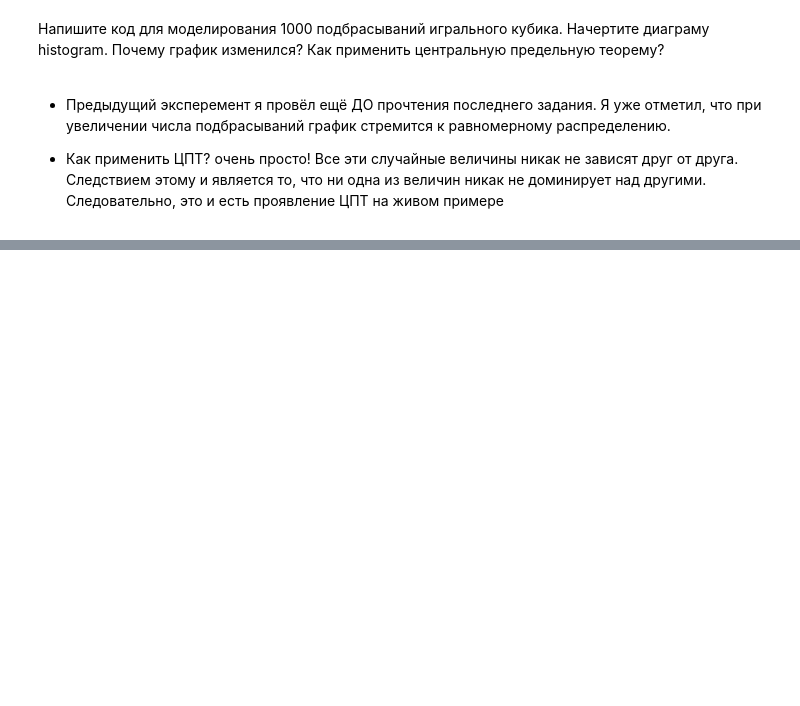
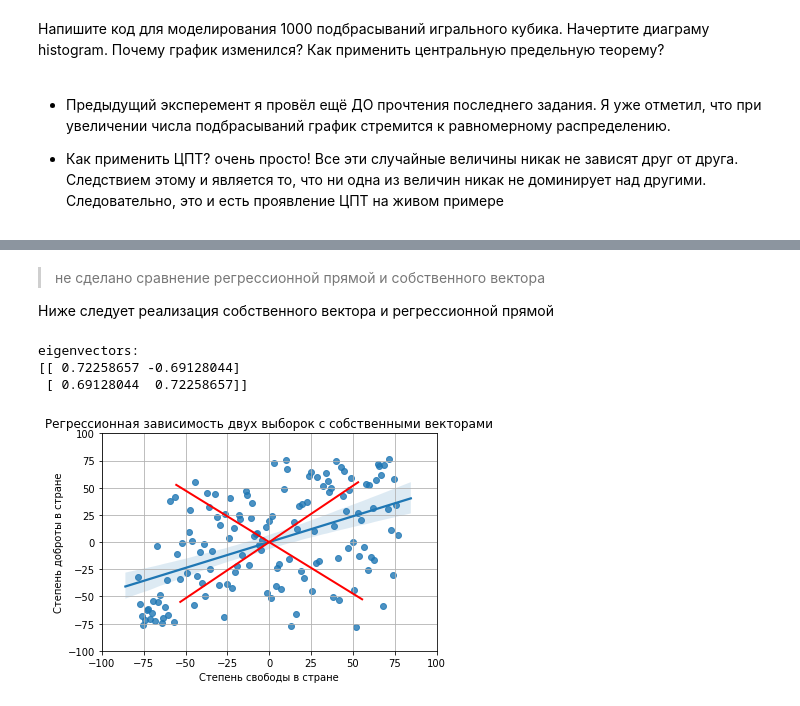
Before and after one commit to serp-ya/pyda-5-13, a Jupyter notebook: dz_2.ipynb, the cells around one changed output, grey strips where cells are left out. Cells and saved outputs as stored; diff of their text form; code cells hidden in the pictures; blank space fills up the shorter version.

```diff
--- a/dz_2.ipynb
+++ b/dz_2.ipynb
@@ -308,0 +311,4 @@ array([[<matplotlib.axes._subplots.AxesSubplot object at 0x...>]],
+# %%
+url="http://yustiks.ru/dataset/world-happiness-report-2019.csv"
+data=pd.read_csv(url)
+data.head()
@@ -308,0 +363,44 @@ array([[<matplotlib.axes._subplots.AxesSubplot object at 0x...>]],
+# %% [markdown]
+> не сделано сравнение регрессионной прямой и собственного вектора
+
+Ниже следует реализация собственного вектора и регрессионной прямой
+# %%
+data.dropna(inplace=True)
+ladder = data['Ladder']
+ladder_mean = ladder.mean()
+
+generosity = data['Generosity']
+generosity_mean = generosity.mean()
+# %%
+ladder = ladder - ladder_mean
+generosity = generosity - generosity_mean
+# %%
+y = np.array((ladder, generosity))
+
+eig_val, eig_vec = np.linalg.eig(np.cov(y))
+print('eigenvectors:')
+print(eig_vec)
+# %% [output]
+eigenvectors:
+[[ 0.72258657 -0.69128044]
+ [ 0.69128044  0.72258657]]
+# %%
+sns.regplot(x=ladder, y=generosity, data=data, fit_reg=True)
+plt.xlim((-100, 100))
+plt.ylim((-100, 100))
+plt.grid(True)
+
+for i in range(len(eig_val)):
+    plt.plot(
+        np.array([-eig_vec[i][0], eig_vec[i][0]]) * ladder.max(),
+        np.array([-eig_vec[i][1], eig_vec[i][1]]) * generosity.max(),
+        color='red',
+        linewidth=2
+    )
+
+plt.title('Регрессионная зависимость двух выборок с собственными векторами')
+plt.xlabel('Степень свободы в стране')
+plt.ylabel('Степень доброты в стране')
+plt.show()
+# %% [output]
+[figure, added]
```
Also changed, not shown: parts of 9 cells of this notebook.
